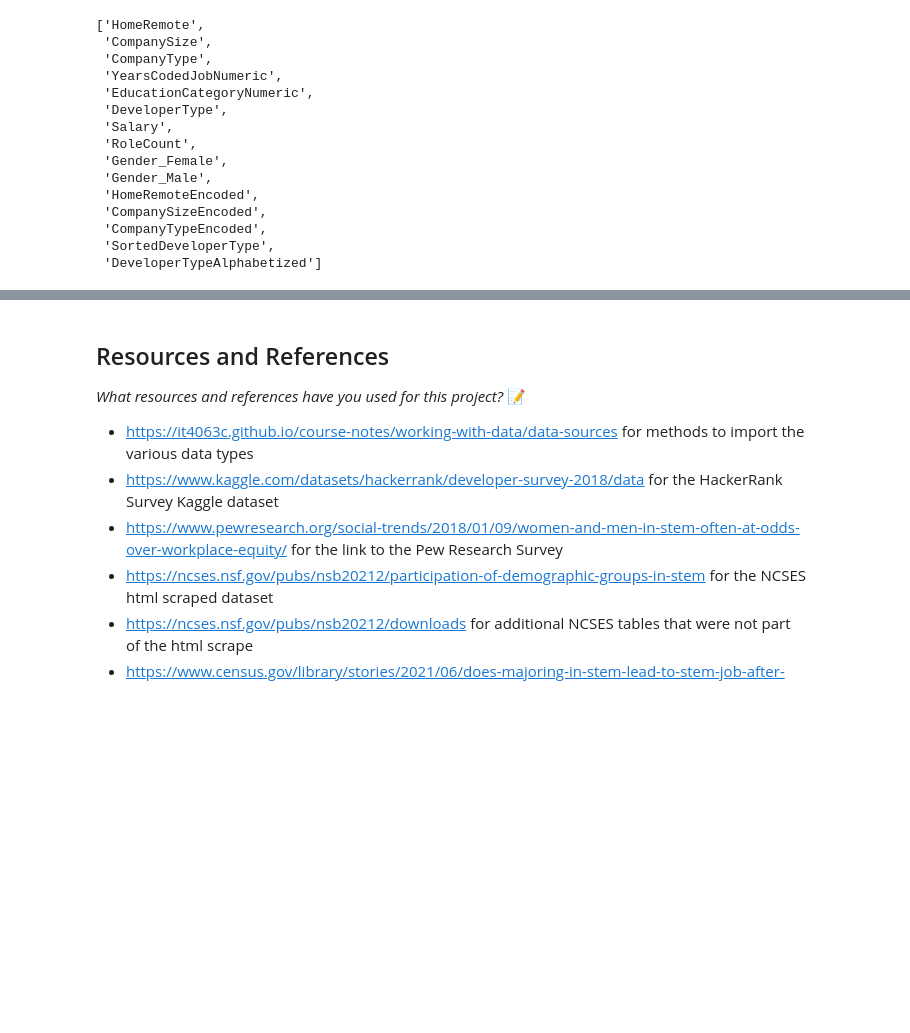
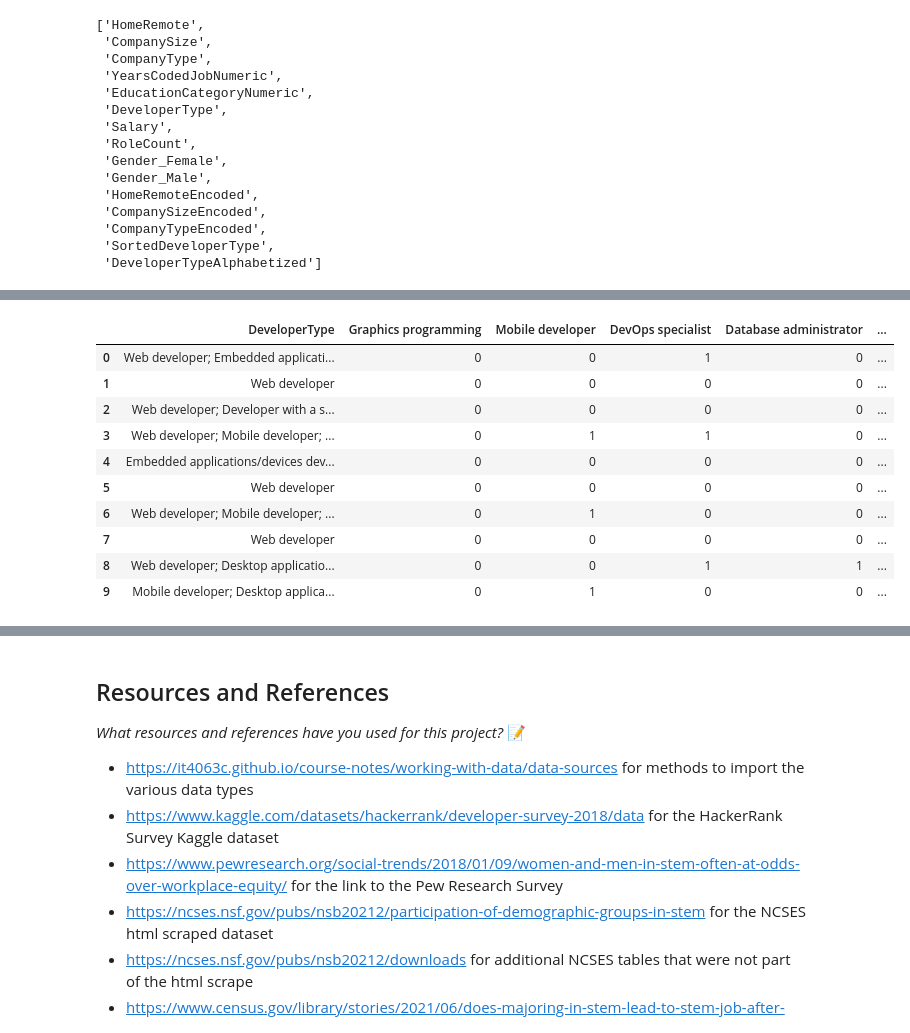
Before and after one commit to IT4063C-Fall24/final-project-yaumj, a Jupyter notebook: source.ipynb, the cells around one changed output, grey strips where cells are left out. Saved outputs shown, nothing was run; the diff lists cells and outputs as text; code cells hidden in the pictures; blank space fills up the shorter version.

Commit message:
Encoded the DeveloperType column and saved all of the numerically encoded columns into a new dataframe.

```diff
--- a/source.ipynb
+++ b/source.ipynb
@@ -4910,0 +4924,23 @@ display(list(encoded_stack_overflow_df.columns))
+# %%
+# Split the DeveloperType column into individual roles
+all_roles = (
+    encoded_stack_overflow_df['DeveloperType']
+    .dropna()  # Exclude NaN values
+    .apply(lambda x: x.split("; "))  # Split roles
+)
+
+# Flatten the list of all roles and find unique values
+unique_roles = set(role for sublist in all_roles for role in sublist)
+
+# Create binary columns for each unique role
+for role in unique_roles:
+    encoded_stack_overflow_df[role] = encoded_stack_overflow_df['DeveloperType'].apply(
+        lambda x: 1 if pd.notna(x) and role in x.split("; ") else 0
+    )
+
+# Verify the new columns
+print("Columns added for individual roles:")
+display(list(unique_roles))
+
+# Check the resulting DataFrame shape to ensure the expected number of columns
+print(f"DataFrame shape after encoding DeveloperType: {encoded_stack_overflow_df.shape}")
@@ -4910,0 +4964,15 @@ display(list(encoded_stack_overflow_df.columns))
+# %%
+# Display a few rows with the original DeveloperType and the new columns
+display(encoded_stack_overflow_df[['DeveloperType'] + list(unique_roles)].head(10))
+# %% [output]
+|  | DeveloperType | Graphics programming | Mobile developer | DevOps specialist | Database administrator | ... |
+| 0 | Web developer; Embedded applicati... | 0 | 0 | 1 | 0 | ... |
+| 1 | Web developer | 0 | 0 | 0 | 0 | ... |
+| 2 | Web developer; Developer with a s... | 0 | 0 | 0 | 0 | ... |
+| 3 | Web developer; Mobile developer; ... | 0 | 1 | 1 | 0 | ... |
+| 4 | Embedded applications/devices dev... | 0 | 0 | 0 | 0 | ... |
+| 5 | Web developer | 0 | 0 | 0 | 0 | ... |
+| 6 | Web developer; Mobile developer; ... | 0 | 1 | 0 | 0 | ... |
+| 7 | Web developer | 0 | 0 | 0 | 0 | ... |
+| 8 | Web developer; Desktop applicatio... | 0 | 0 | 1 | 1 | ... |
+| 9 | Mobile developer; Desktop applica... | 0 | 1 | 0 | 0 | ... |
```
Also changed, not shown: parts of 3 cells of this notebook.
